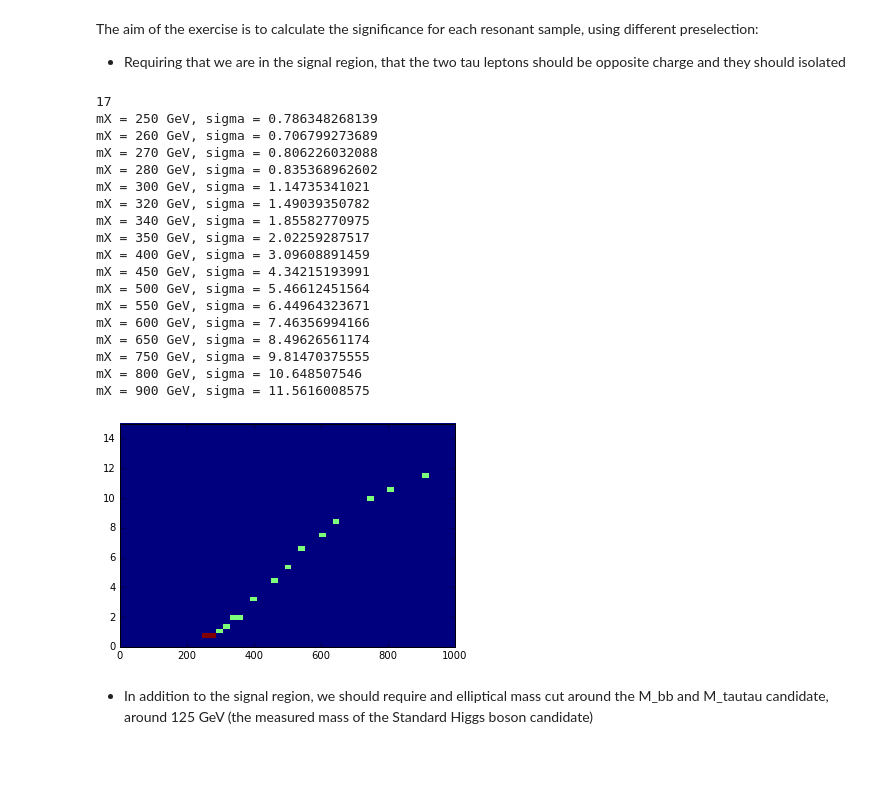
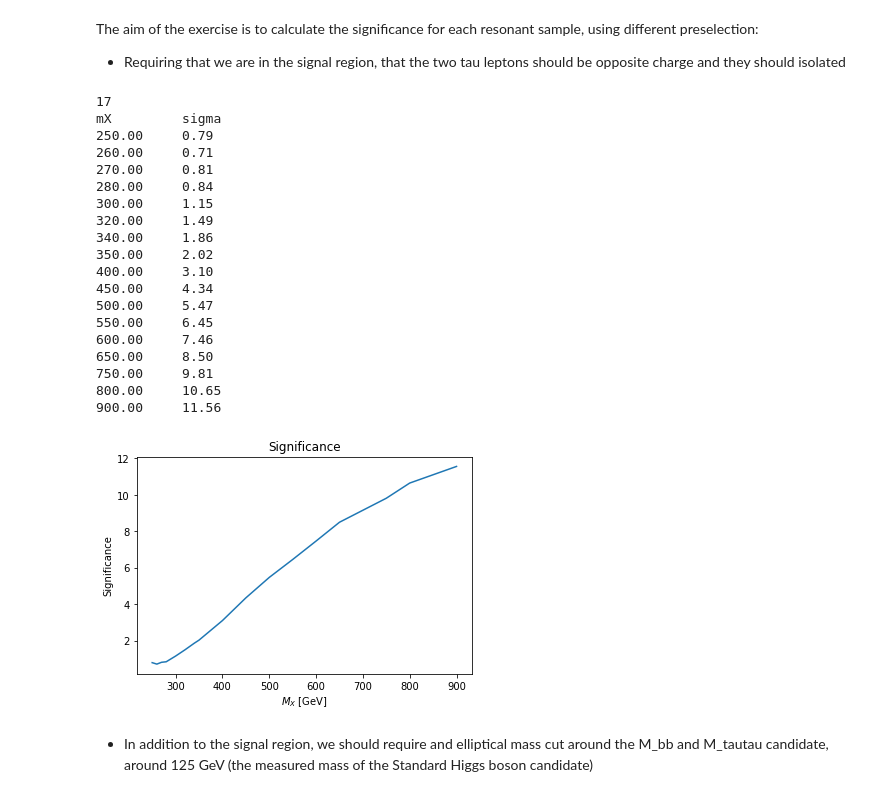
Before and after one commit to hh-italian-group/hh-bbtautau, a Jupyter notebook: Instruments/notebook/SignificanceEstimation.ipynb, the cells around one changed output. Drawn from its saved outputs; the diff is of its cells as text; code cells hidden in the pictures; blank space fills up the shorter version.

```diff
--- a/Instruments/notebook/SignificanceEstimation.ipynb
+++ b/Instruments/notebook/SignificanceEstimation.ipynb
@@ -22,9 +42,10 @@ class Samples:
 # %% [markdown]
 Open the file, called anaTuples, which are different for each channel. Then create a pandas DataFrame.
 # %%
-path = "/gpfs/ddn/cms/user/cmsdas/2019/hh_bbtautau/anaTuples/"
-#path = "/Users/Tita/Desktop/Run2_analysis_hh_bbtautau/anaTuples/"
+#path = "/gpfs/ddn/cms/user/cmsdas/2019/hh_bbtautau/anaTuples/"
+path = "/Users/Tita/Desktop/Run2_analysis_hh_bbtautau/anaTuples/"
 #path = "./anaTuples/"
+#path = "/eos/home-m/mgrippo/CMSDAS_2019_hh_bbtautau/anaTuples/"
 
 samples = {'eTau': "eTau_tuple.root", 'muTau': "muTau_tuple.root", 'tauTau': "tauTau_tuple.root"}
 channel = "tauTau"
@@ -39,40 +60,45 @@ The aim of the exercise is to calculate the significance for each resonant sampl
 # %%
 presel = (df.q_1 + df.q_2 == 0)
 
 mX = np.array(Samples.Signal_Radion)
 print(len(mX))
 sigma = np.zeros(len(mX))
 
+print('{:10} {:10}'.format('mX', 'sigma'))
+
 for n in range(len(mX)):
     n_s = np.sum(df[(df.sample_id == mX[n]) & presel].weight)
     n_b = np.sum(df[(df.sample_id > 0) & presel].weight)
     sigma[n] = n_s / math.sqrt(n_s + n_b)
-    print('mX = {} GeV, sigma = {}'.format(-mX[n], sigma[n]))
+    #print('mX = {} GeV, sigma = {}'.format(-mX[n], sigma[n]))
+    print('{:<10.2f} {:<10.2f}'.format(-mX[n], sigma[n]))
 
-bins_x = np.linspace(0, 1000, num=50)
-bins_y = np.linspace(0, 15, num=50)
-sigma_plt = plt.hist2d(-mX[:], sigma[:], bins=[bins_x,bins_y])
+sigma_plt = plt.plot(-mX, sigma)
+plt.xlabel(r'$M_X$ [GeV]')
+plt.ylabel(r'Significance')
+plt.title('Significance')
 plt.show()
 # %% [output]
 17
-mX = 250 GeV, sigma = 0.786348268139
-mX = 260 GeV, sigma = 0.706799273689
-mX = 270 GeV, sigma = 0.806226032088
-mX = 280 GeV, sigma = 0.835368962602
-mX = 300 GeV, sigma = 1.14735341021
-mX = 320 GeV, sigma = 1.49039350782
-mX = 340 GeV, sigma = 1.85582770975
-mX = 350 GeV, sigma = 2.02259287517
-mX = 400 GeV, sigma = 3.09608891459
-mX = 450 GeV, sigma = 4.34215193991
-mX = 500 GeV, sigma = 5.46612451564
-mX = 550 GeV, sigma = 6.44964323671
-mX = 600 GeV, sigma = 7.46356994166
-mX = 650 GeV, sigma = 8.49626561174
-mX = 750 GeV, sigma = 9.81470375555
-mX = 800 GeV, sigma = 10.648507546
-mX = 900 GeV, sigma = 11.5616008575
+mX         sigma
+250.00     0.79
+260.00     0.71
+270.00     0.81
+280.00     0.84
+300.00     1.15
+320.00     1.49
+340.00     1.86
+350.00     2.02
+400.00     3.10
+450.00     4.34
+500.00     5.47
+550.00     6.45
+600.00     7.46
+650.00     8.50
+750.00     9.81
+800.00     10.65
+900.00     11.56
-[figure, old version]
+[figure, new version]
 # %% [markdown]
 * In addition to the signal region, we should require and elliptical mass cut around the M_bb and M_tautau candidate, around 125 GeV (the measured mass of the Standard Higgs boson candidate)
 # %%
```
Also changed, not shown: parts of 3 cells of this notebook, 1 other file.
